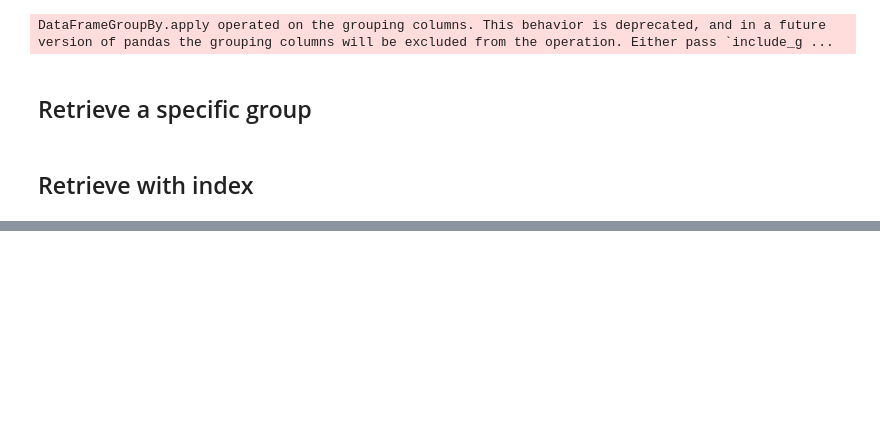
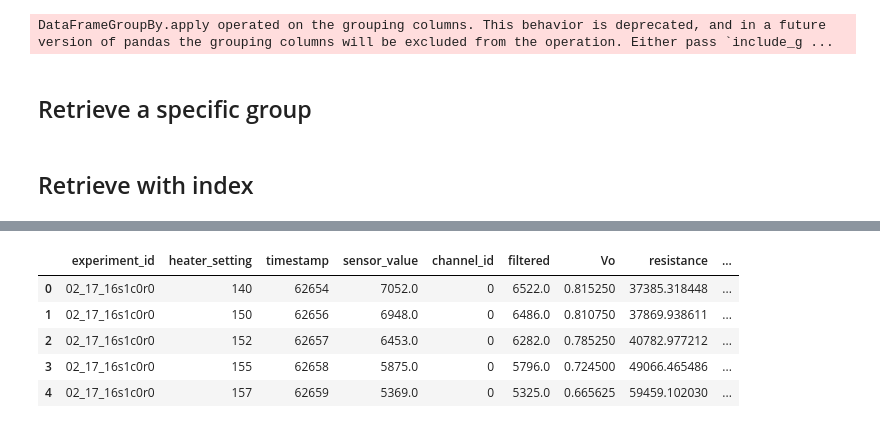
Before and after one commit to gavinlouuu-kpt/uom_explore, a Jupyter notebook: preprocessing/sqlite_data_explore.ipynb, the cells around one changed output, grey strips where cells are left out. Cells and saved outputs as stored; diff of their text form; code cells hidden in the pictures; blank space fills up the shorter version.

```diff
--- a/sqlite_data_explore.ipynb
+++ b/preprocessing/sqlite_data_explore.ipynb
@@ -240,0 +353,11 @@ fig.show()
+# %%
+# keep unique responsivity values after grouping
+df_responsivity = df_full_feature.groupby(grouping_channel, as_index=False).first()
+df_responsivity.head()
+# %% [output]
+|  | experiment_id | heater_setting | timestamp | sensor_value | channel_id | filtered | Vo | resistance | ... |
+| 0 | 02_17_16s1c0r0 | 140 | 62654 | 7052.0 | 0 | 6522.0 | 0.815250 | 37385.318448 | ... |
+| 1 | 02_17_16s1c0r0 | 150 | 62656 | 6948.0 | 0 | 6486.0 | 0.810750 | 37869.938611 | ... |
+| 2 | 02_17_16s1c0r0 | 152 | 62657 | 6453.0 | 0 | 6282.0 | 0.785250 | 40782.977212 | ... |
+| 3 | 02_17_16s1c0r0 | 155 | 62658 | 5875.0 | 0 | 5796.0 | 0.724500 | 49066.465486 | ... |
+| 4 | 02_17_16s1c0r0 | 157 | 62659 | 5369.0 | 0 | 5325.0 | 0.665625 | 59459.102030 | ... |
```
Also changed, not shown: parts of 12 cells of this notebook, 4 other files.
